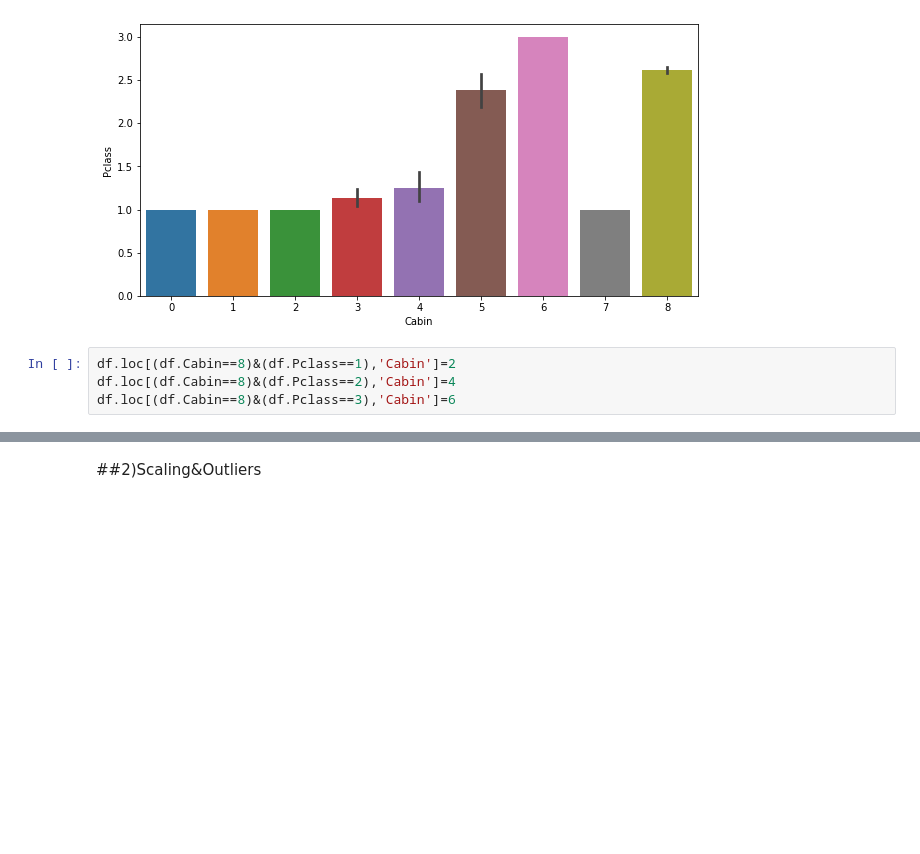
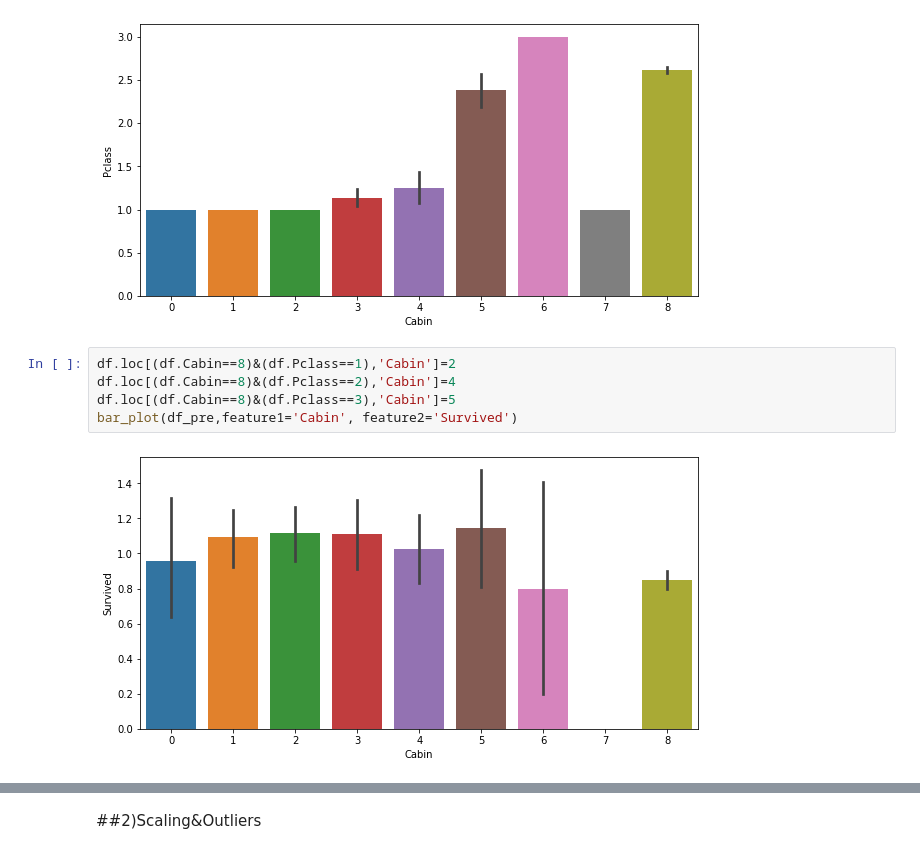
Before and after one commit to DongjunYou/21_1Q_Army, a Jupyter notebook: 1.Titanic/Titanic_Prototype.ipynb, the cells around one changed output, grey strips where cells are left out. Drawn from its saved outputs; the diff is of its cells as text; blank space fills up the shorter version.

```diff
--- a/1.Titanic/Titanic_Prototype.ipynb
+++ b/1.Titanic/Titanic_Prototype.ipynb
@@ -254,4 +232,7 @@ bar_plot(df_pre,feature1='Cabin', feature2='Pclass')
 # %%
 df.loc[(df.Cabin==8)&(df.Pclass==1),'Cabin']=2
 df.loc[(df.Cabin==8)&(df.Pclass==2),'Cabin']=4
-df.loc[(df.Cabin==8)&(df.Pclass==3),'Cabin']=6
+df.loc[(df.Cabin==8)&(df.Pclass==3),'Cabin']=5
+bar_plot(df_pre,feature1='Cabin', feature2='Survived')
+# %% [output]
+[figure, added]
```
Also changed, not shown: parts of 19 cells of this notebook.
